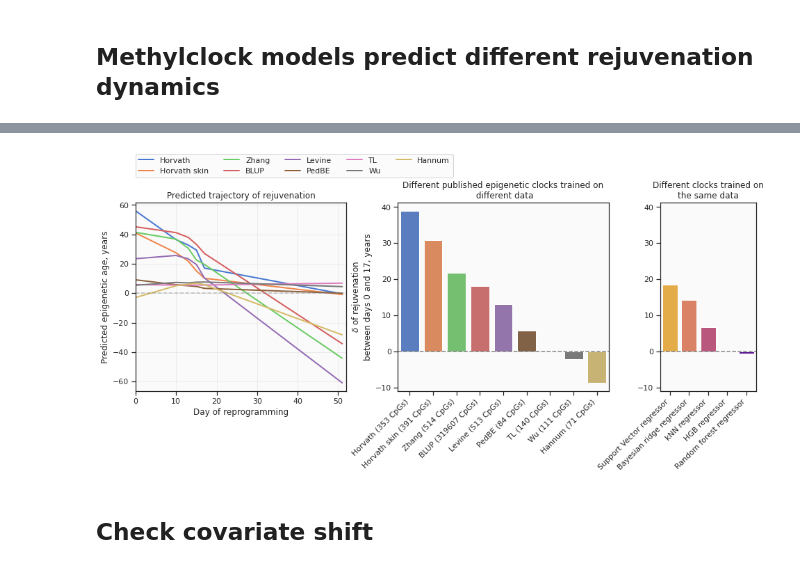
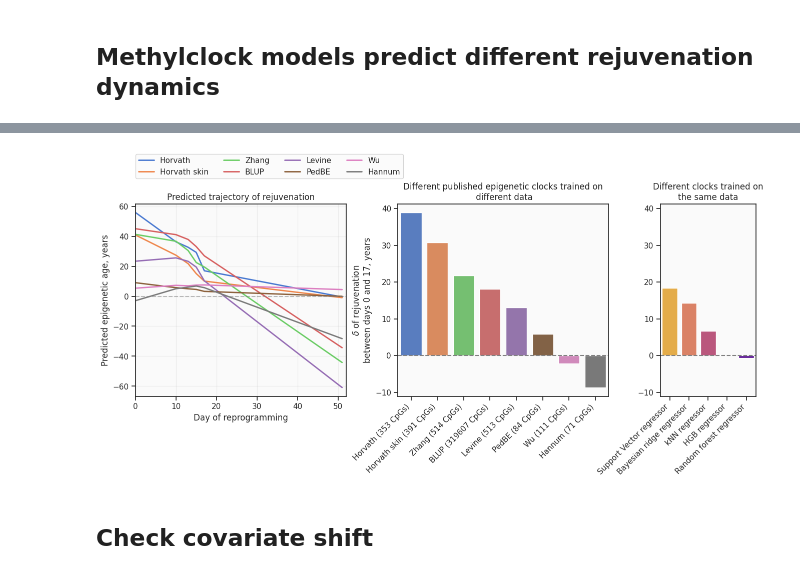
Before and after one commit to ComputationalAgingLab/reprogramming_ood, a Jupyter notebook: invitro_reprog_analysis.ipynb, the cells around one changed output, grey strips where cells are left out. Saved outputs shown, nothing was run; the diff lists cells and outputs as text; code cells hidden in the pictures.

```diff
--- a/invitro_reprog_analysis.ipynb
+++ b/invitro_reprog_analysis.ipynb
@@ -45,7 +46,7 @@ print('Rep, N sites', len(dfr.columns))
 #methylclock output
 methclock = pd.read_csv('subdata/GSE54848_methylclock_results.csv', index_col=1).drop('Unnamed: 0', axis=1)
 methclock['age'] = metr['DayReprog']
-columns_include = ['Horvath', 'Levine', 'EN', 'skinHorvath', 'PedBE', 'Wu', 'TL', 'BLUP', 'Hannum', 'age']
+columns_include = ['Horvath', 'Levine', 'EN', 'skinHorvath', 'PedBE', 'Wu', 'BLUP', 'Hannum', 'age']
 methclock = methclock[columns_include]
 groupr = methclock.groupby('age').mean()
 groupr.columns = groupr.columns.map(METHYLCLOCK_NAMES_MAPPER)
@@ -403,7 +404,7 @@ methclock = methclock[cond].dropna(axis=1)
 print(metr['Condition'].unique())
 
 #Grouping predicted ages by same days
-columns_include = ['Horvath', 'Levine', 'EN', 'skinHorvath', 'PedBE', 'Wu', 'TL', 'BLUP', 'Hannum', 'age']
+columns_include = ['Horvath', 'Levine', 'EN', 'skinHorvath', 'PedBE', 'Wu', 'BLUP', 'Hannum', 'age']
 methclock = methclock[columns_include]
 groupr = methclock.groupby('age').mean()
 groupr.columns = groupr.columns.map(METHYLCLOCK_NAMES_MAPPER)
@@ -532,35 +533,35 @@ axes[1].set_xticklabels(axes[1].get_xticklabels(), rotation=45, ha='right')
 for clri, c in zip(color_iters, delta_rep['clock']):
     ctext = c.split('(')[0][:-1]
     axes[0].plot(groupr.index, groupr[c], label=ctext, lw=2, color=clri)
-axes[0].legend(loc=[0.0, 1.13], ncol=5)
+axes[0].legend(loc=[0.0, 1.13], ncol=4)
 axes[0].grid(alpha=0.3)
 axes[0].axhline(0, ls='--', alpha=0.5, color='grey')
 axes[0].set_xlim([0, 52])
 axes[0].set_xlabel('Day of reprogramming')
 axes[0].set_ylabel('Predicted epigenetic age, years')
 axes[0].set_title('Predicted trajectory of rejuvenation')
 
 
 #ax2
 delta_rep2 = groupr2.loc[0] - groupr2.loc[15]
 delta_rep2 = delta_rep2.sort_values(ascending=False).to_frame().reset_index()
 delta_rep2.columns = ['clock', 'delta']
 
 sns.barplot(data=delta_rep2, y='delta', x='clock', orient='v', ax=axes[2], palette='plasma_r')
 axes[2].annotate('Trained on \nHannum\'s blood \ndataset 71 CpGs', xy=(0, 85))
 axes[2].set_xticklabels(axes[2].get_xticklabels(), rotation=45, ha='right')
 axes[2].set_xlabel('')
 axes[2].set_ylabel('')
 axes[2].set_title('Different clocks trained on\nthe same data')
 axes[2].axhline(0, color='grey', ls='--')
 axes[2].set_ylim(axes[1].get_ylim())
 # axes[2].set_yticklabels([])
 
 plt.subplots_adjust(wspace=0.3)
 plt.savefig('figs/A2_sup_rep2.pdf', format='pdf', bbox_inches='tight')
 plt.show()
 # %% [output]
-[figure, old version]
+[figure, new version]
 # %% [markdown]
 ## Check covariate shift
 # %%
```
Also changed, not shown: parts of 4 cells of this notebook, 11 other files.
